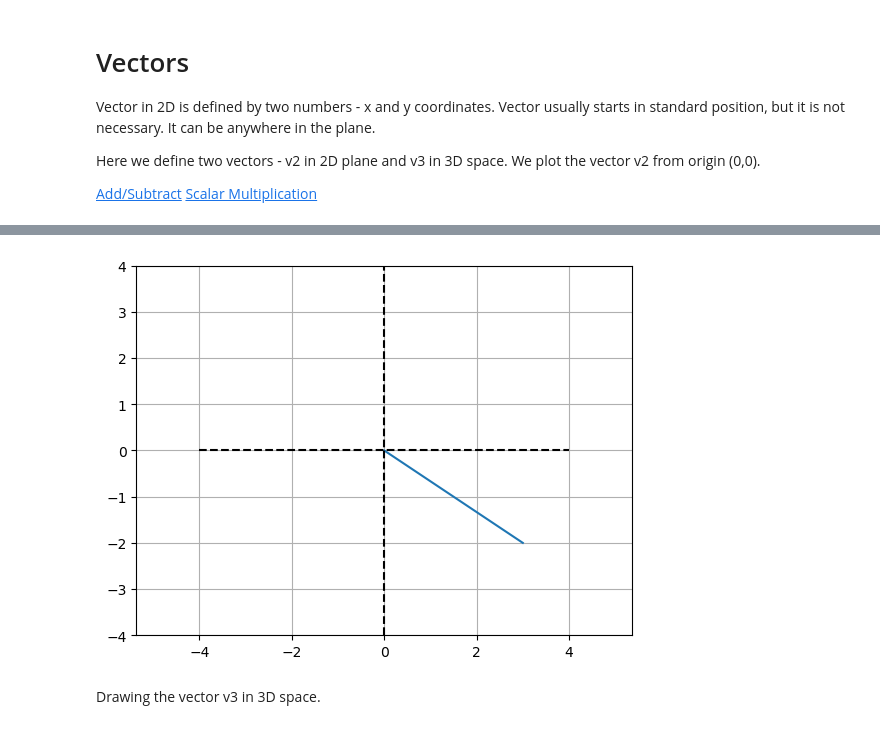
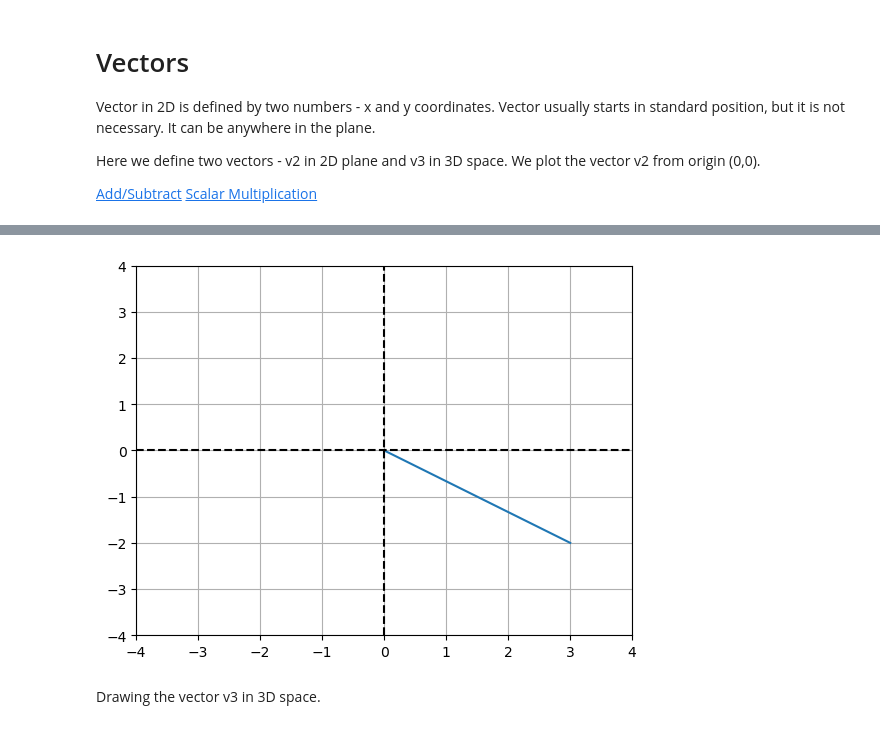
Before and after one commit to davidul/data-science, a Jupyter notebook: 02-linear-algebra/vectors.ipynb, the cells around one changed output, grey strips where cells are left out. Drawn from its saved outputs; the diff is of its cells as text; code cells hidden in the pictures.

Commit message:
vectors

```diff
--- a/02-linear-algebra/vectors.ipynb
+++ b/02-linear-algebra/vectors.ipynb
@@ -23,12 +32,11 @@ v3t = np.transpose(v3)
 # %%
-plt.plot([0,v2[0]], [0, v2[1]])
-plt.axis('equal')
-plt.plot([-4,4],[0,0],'k--')
-plt.plot([0,0],[-4,4],'k--')
-plt.grid()
-plt.axis((-4,4,-4,4))
+plt.plot([0,v2[0]], [0, v2[1]]) # plot vector v2 as a line from origin
+plt.axis([-4,4,-4,4]) # set axis limits
+plt.plot([-4,4],[0,0],'k--') # plot x-axis
+plt.plot([0,0],[-4,4],'k--') # plot y-axis
+plt.grid() # show grid
 # %% [output]
-[figure, old version]
+[figure, new version]
 # %% [markdown]
 Drawing the vector v3 in 3D space.
 # %%
```
Also changed, not shown: parts of 9 cells of this notebook.
